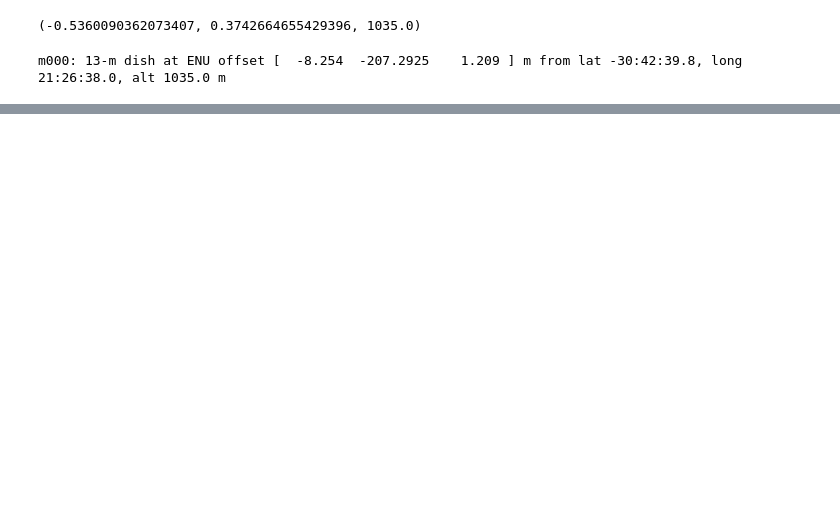
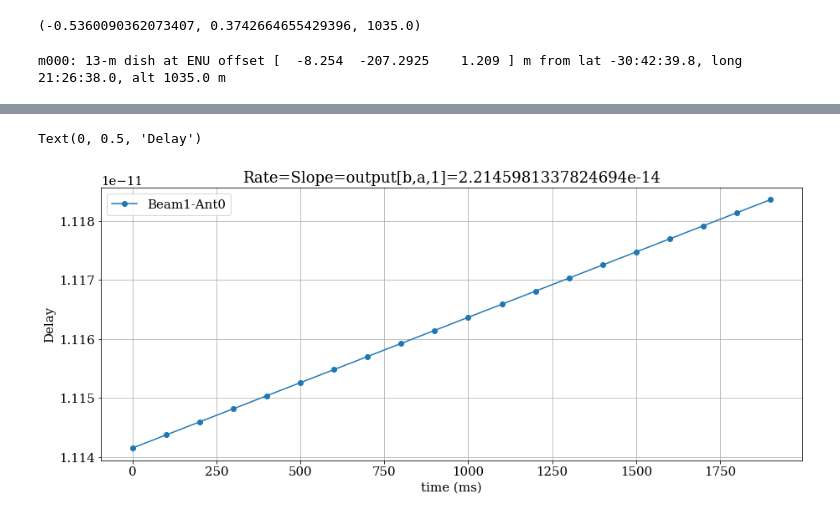
Before and after one commit to cherryng/MeerKAT_SETI_tools, a Jupyter notebook: Testing FBFUSE beamformer.ipynb, the cells around one changed output, grey strips where cells are left out. Cells and saved outputs as stored; diff of their text form; code cells hidden in the pictures; blank space fills up the shorter version.

```diff
--- a/Testing FBFUSE beamformer.ipynb
+++ b/Testing FBFUSE beamformer.ipynb
@@ -214,0 +230,12 @@ output.shape
+# %%
+time_step_100ms = np.arange(0,2000,100)
+fig = plt.figure(figsize=[15,6])
+plt.plot(time_step_100ms,output[1,0,0]+output[1,0,1]/1000.*time_step_100ms,marker="o",label="Beam1-Ant0")
+plt.title('Rate=Slope=output[b,a,1]='+str(output[1,0,1]))
+plt.legend()
+plt.grid()
+plt.xlabel('time (ms)')
+plt.ylabel('Delay')
+# %% [output]
+Text(0, 0.5, 'Delay')
+[figure, added]
```
Also changed, not shown: parts of 6 cells of this notebook.
